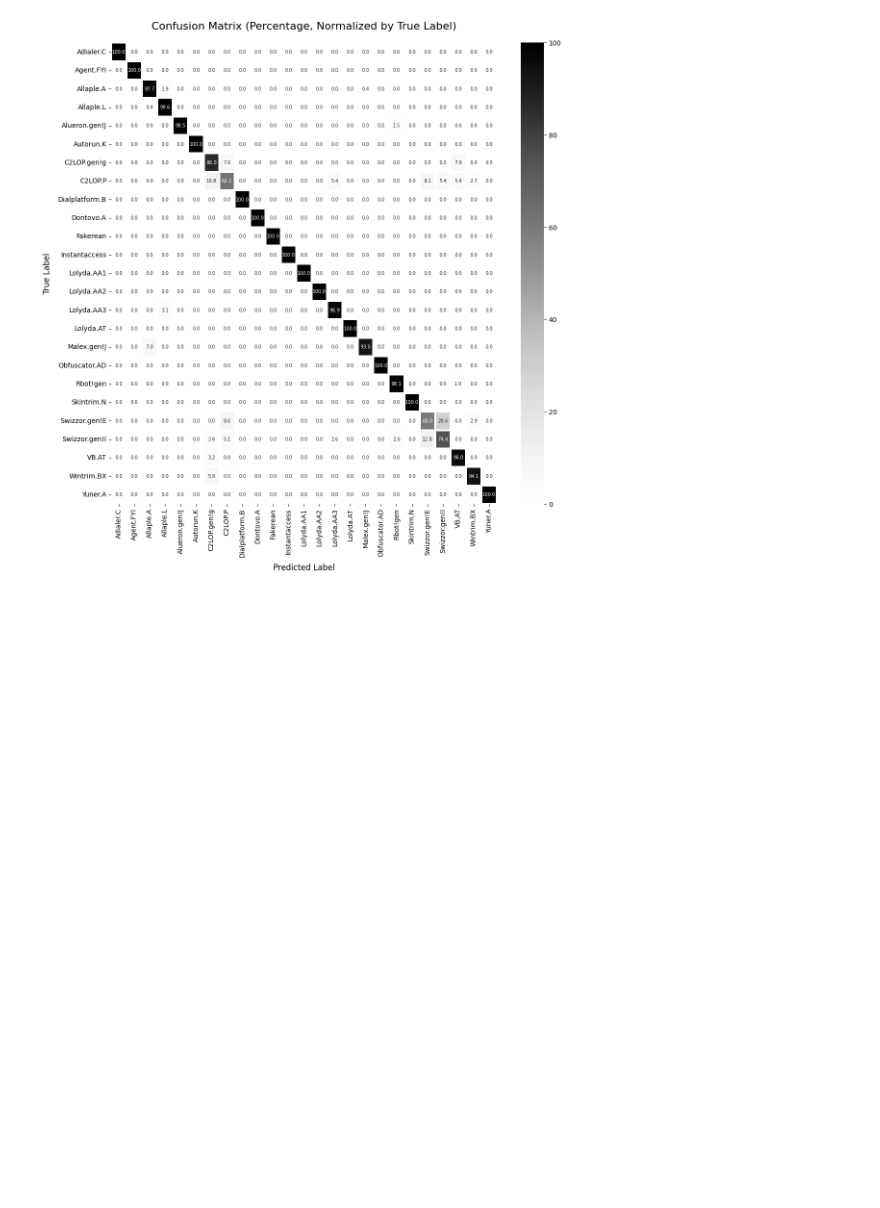
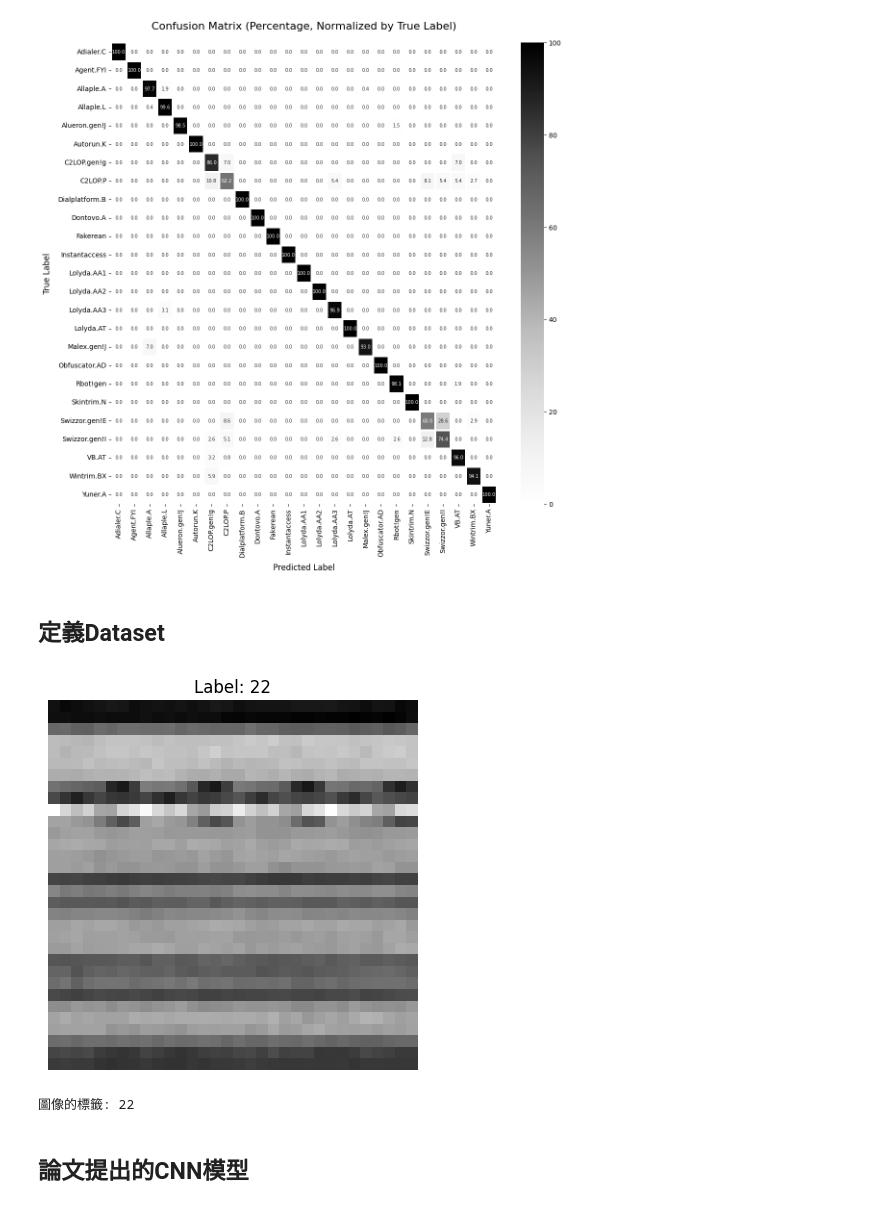
Before and after one commit to IMXINH/DeepLearning_Project, a Jupyter notebook: FinalProject.ipynb, the cells around one changed output. Drawn from its saved outputs; the diff is of its cells as text; code cells hidden in the pictures; blank space fills up the shorter version.

```diff
--- a/FinalProject.ipynb
+++ b/FinalProject.ipynb
@@ -367,3 +378,5 @@ plt.tight_layout(pad=2.0)
 plt.show()
 # %% [output]
 [figure]
+# %% [markdown]
+## 定義Dataset
@@ -369,0 +439,24 @@ plt.show()
+# %%
+data_iter = iter(train_loader)
+images, labels = next(data_iter)
+
+index = 0
+first_image = images[index]
+first_label = labels[index]
+
+if isinstance(first_image, torch.Tensor):
+    first_image_pil = transforms.ToPILImage()(first_image)
+
+import matplotlib.pyplot as plt
+
+plt.imshow(first_image_pil, cmap="gray")
+plt.title(f"Label: {first_label}")
+plt.axis("off")
+plt.show()
+
+print(f"圖像的標籤: {first_label}")
+# %% [output]
+[figure, added]
+圖像的標籤: 22
+# %% [markdown]
+## 論文提出的CNN模型
```
Also changed, not shown: parts of 38 cells of this notebook, 2 other files.
